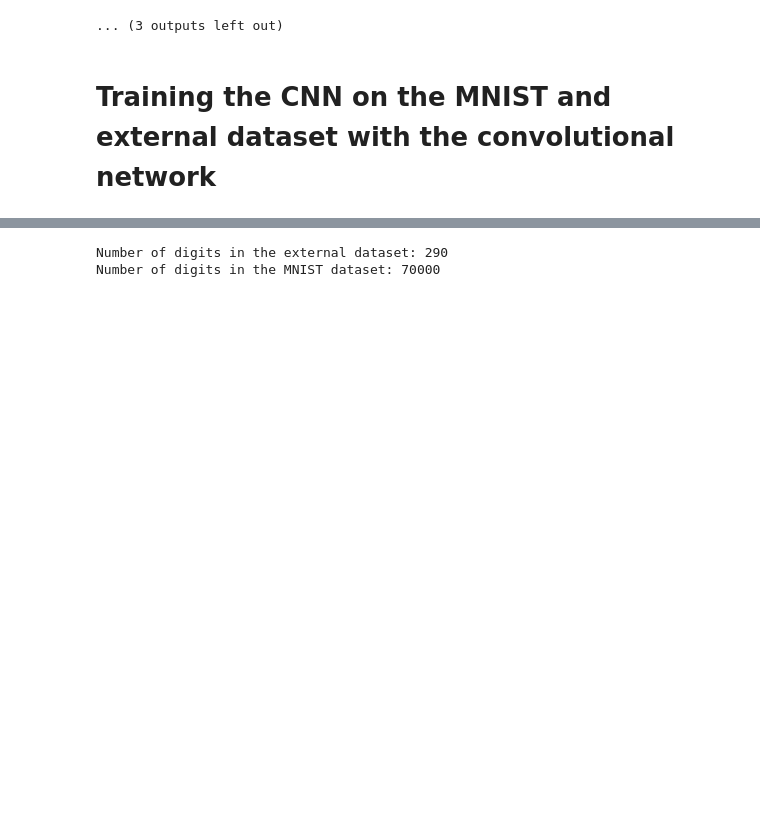
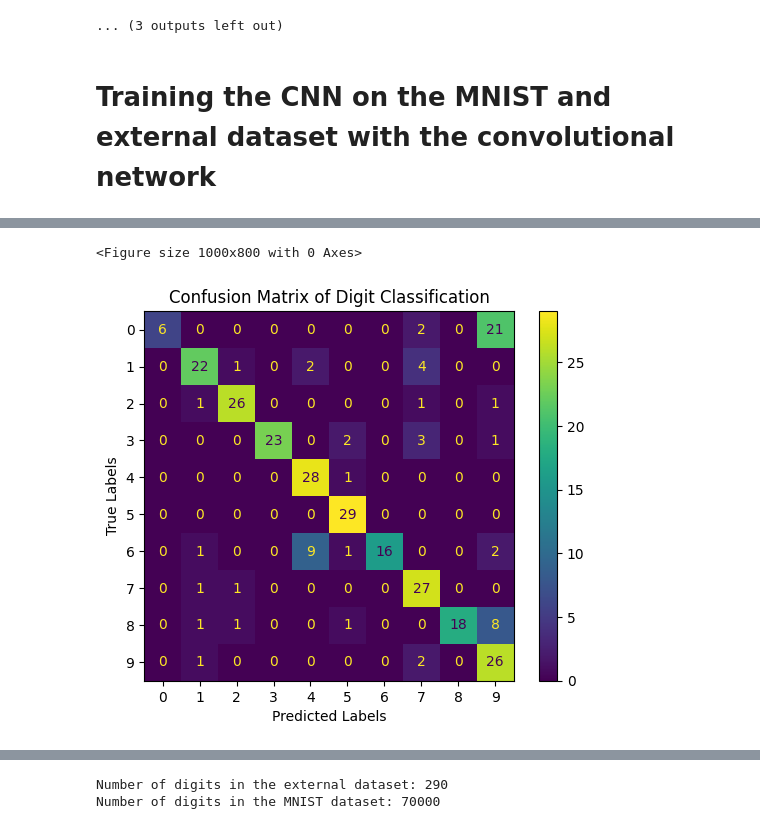
Before and after one commit to JesseK18/Cogntive_Neuroscience, a Jupyter notebook: start.ipynb, the cells around one changed output, grey strips where cells are left out. Drawn from its saved outputs; the diff is of its cells as text; code cells hidden in the pictures; blank space fills up the shorter version.

```diff
--- a/start.ipynb
+++ b/start.ipynb
@@ -268,2 +274,19 @@ model_3_hidden 0.9923         0.9784         0.6172
+# %%
+# create confusion matrix
+y_pred2 = model_3_conv.predict(X_test2, verbose=0)
+y_pred_classes = np.argmax(y_pred2, axis=1)
+conf_matrix = confusion_matrix(y_test2, y_pred_classes)
+
+# Plot the confusion matrix
+plt.figure(figsize=(10, 8))
+disp = ConfusionMatrixDisplay(confusion_matrix=conf_matrix, display_labels=np.arange(10))
+disp.plot(cmap='viridis', colorbar=True)
+plt.title("Confusion Matrix of Digit Classification")
+plt.xlabel("Predicted Labels")
+plt.ylabel("True Labels")
+plt.show()
+# %% [output]
+<Figure size 1000x800 with 0 Axes>
+[figure, added]
 # %%
 # group data together
```
Also changed, not shown: parts of 9 cells of this notebook.
